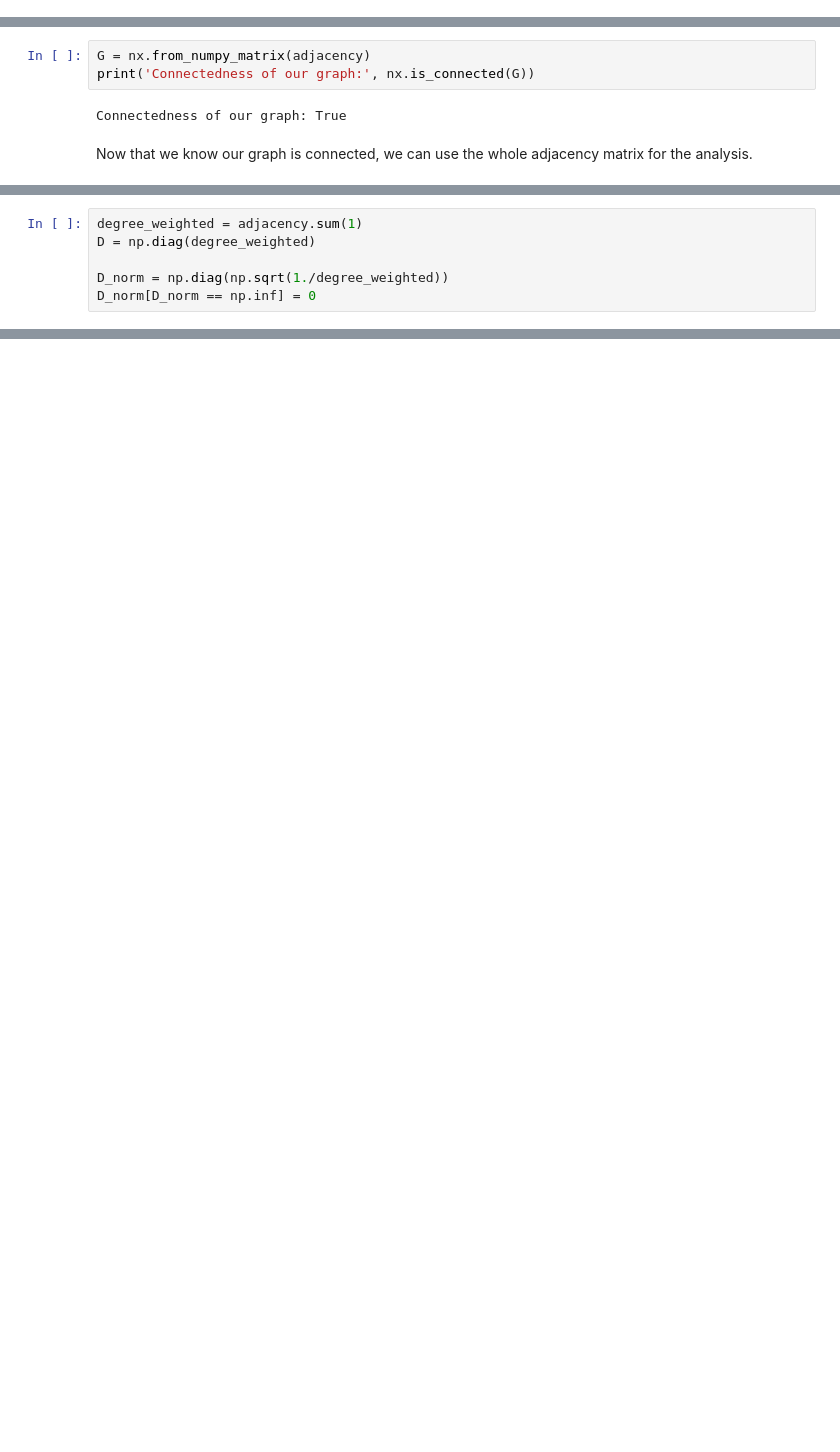
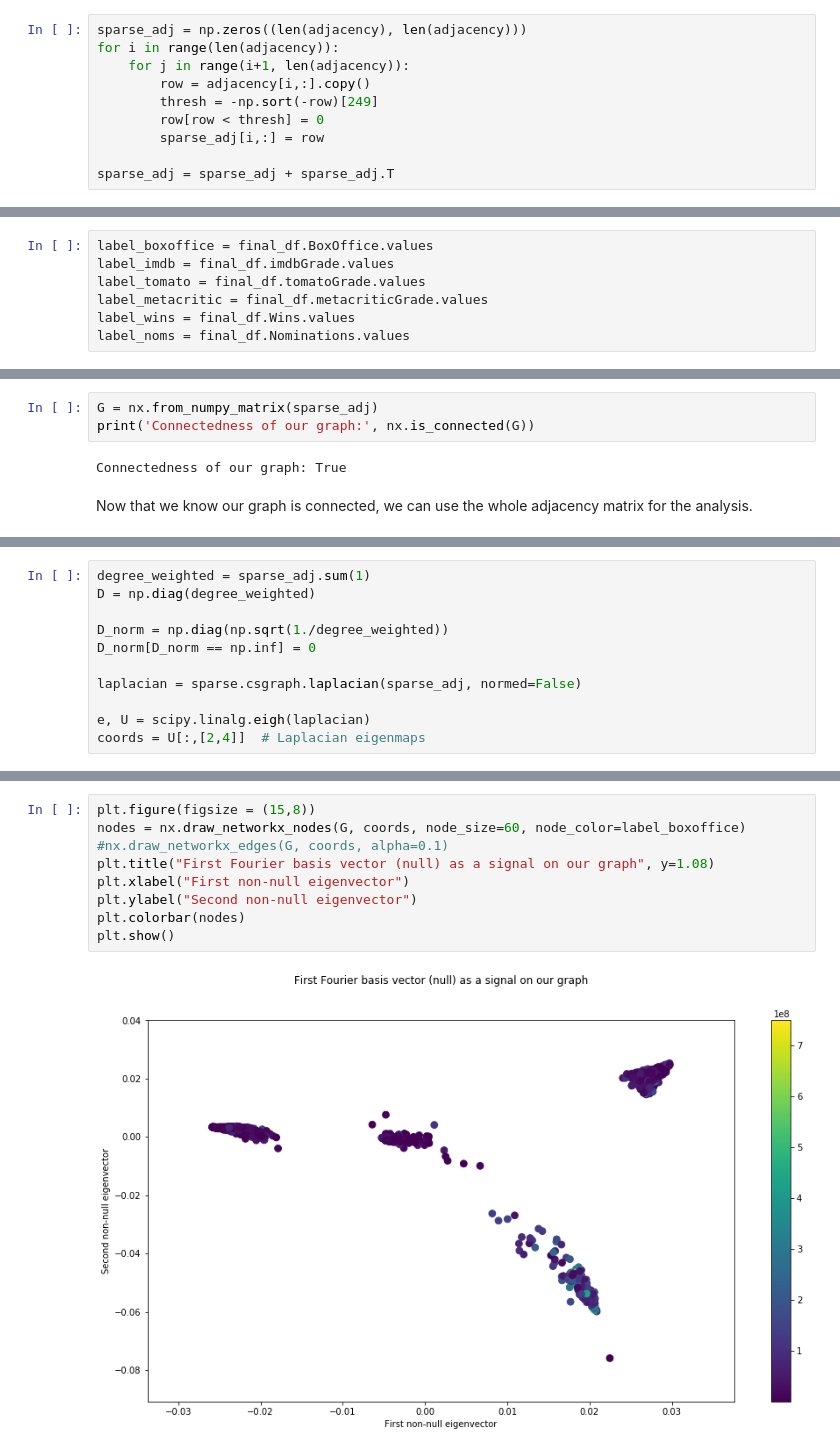
Before and after one commit to illorens/Project_NTDS, a Jupyter notebook: Analysis_graph.ipynb, the cells around one changed output, grey strips where cells are left out. Saved outputs shown, nothing was run; the diff lists cells and outputs as text; blank space fills up the shorter version.

```diff
--- a/Analysis_graph.ipynb
+++ b/Analysis_graph.ipynb
@@ -627,3 +716,13 @@ np.save('adjacency.npy', adjacency)
+# %%
+sparse_adj = np.zeros((len(adjacency), len(adjacency)))
+for i in range(len(adjacency)):
+    for j in range(i+1, len(adjacency)):
+        row = adjacency[i,:].copy()
+        thresh = -np.sort(-row)[249]
+        row[row < thresh] = 0
+        sparse_adj[i,:] = row
+
+sparse_adj = sparse_adj + sparse_adj.T
 # %%
 weights = np.load('weights.npy')
 adjacency = np.load('adjacency.npy')
@@ -633,0 +733,7 @@ import networkx as nx
+# %%
+label_boxoffice = final_df.BoxOffice.values
+label_imdb = final_df.imdbGrade.values
+label_tomato = final_df.tomatoGrade.values
+label_metacritic = final_df.metacriticGrade.values
+label_wins = final_df.Wins.values
+label_noms = final_df.Nominations.values
@@ -634,5 +742,5 @@ import networkx as nx
 # %%
-G = nx.from_numpy_matrix(adjacency)
+G = nx.from_numpy_matrix(sparse_adj)
 print('Connectedness of our graph:', nx.is_connected(G))
 # %% [output]
 Connectedness of our graph: True
@@ -646,6 +749,11 @@ E = np.sum(adjacency > 0)  # number of edges (non-zero entries of A)
 # %%
-degree_weighted = adjacency.sum(1)
+degree_weighted = sparse_adj.sum(1)
 D = np.diag(degree_weighted)
 
 D_norm = np.diag(np.sqrt(1./degree_weighted))
 D_norm[D_norm == np.inf] = 0
+
+laplacian = sparse.csgraph.laplacian(sparse_adj, normed=False)
+
+e, U = scipy.linalg.eigh(laplacian)
+coords = U[:,[2,4]]  # Laplacian eigenmaps
@@ -686,0 +760,11 @@ plt.show()
+# %%
+plt.figure(figsize = (15,8))
+nodes = nx.draw_networkx_nodes(G, coords, node_size=60, node_color=label_boxoffice)
+#nx.draw_networkx_edges(G, coords, alpha=0.1)
+plt.title("First Fourier basis vector (null) as a signal on our graph", y=1.08)
+plt.xlabel("First non-null eigenvector")
+plt.ylabel("Second non-null eigenvector")
+plt.colorbar(nodes)
+plt.show()
+# %% [output]
+[figure, added]
```
Also changed, not shown: parts of 36 cells of this notebook.
